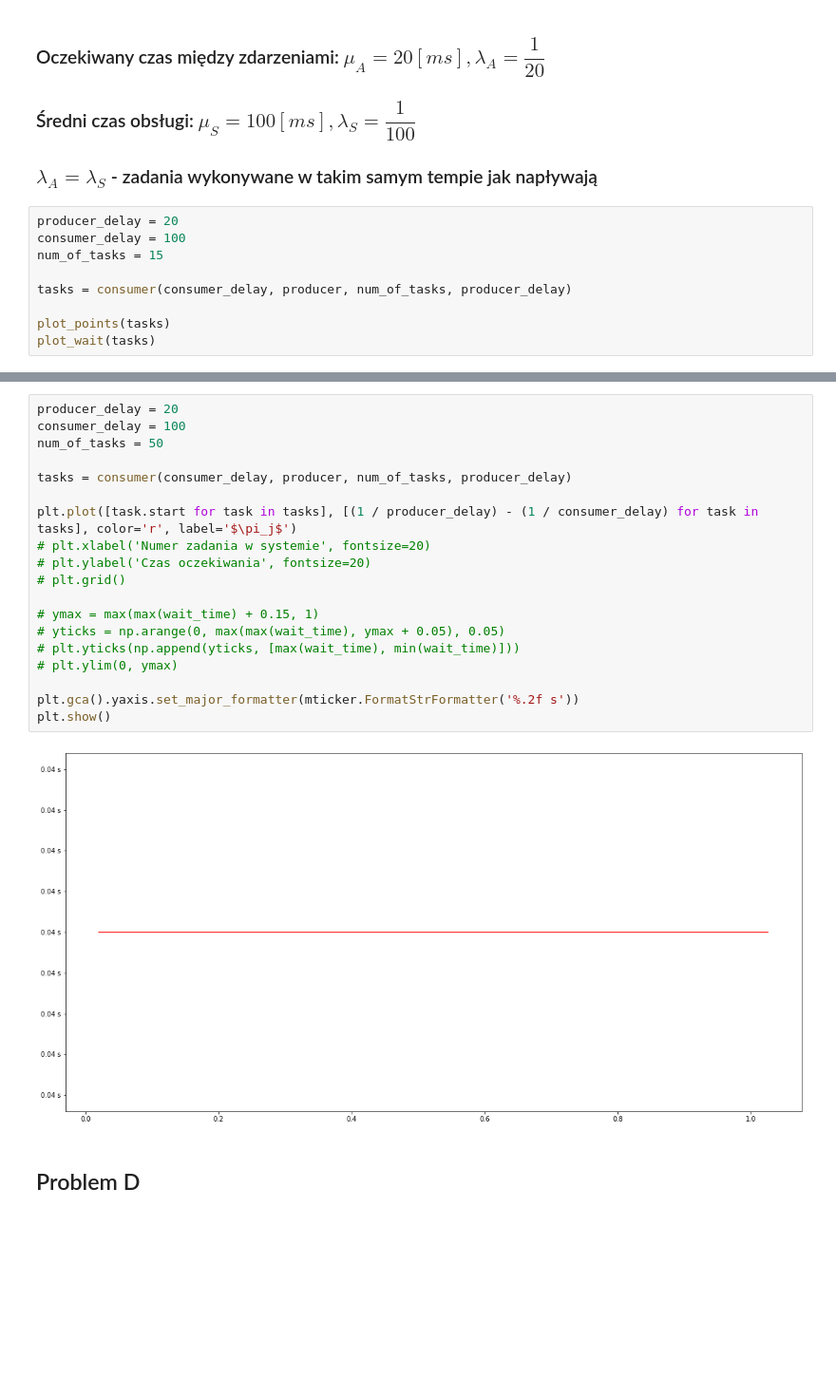
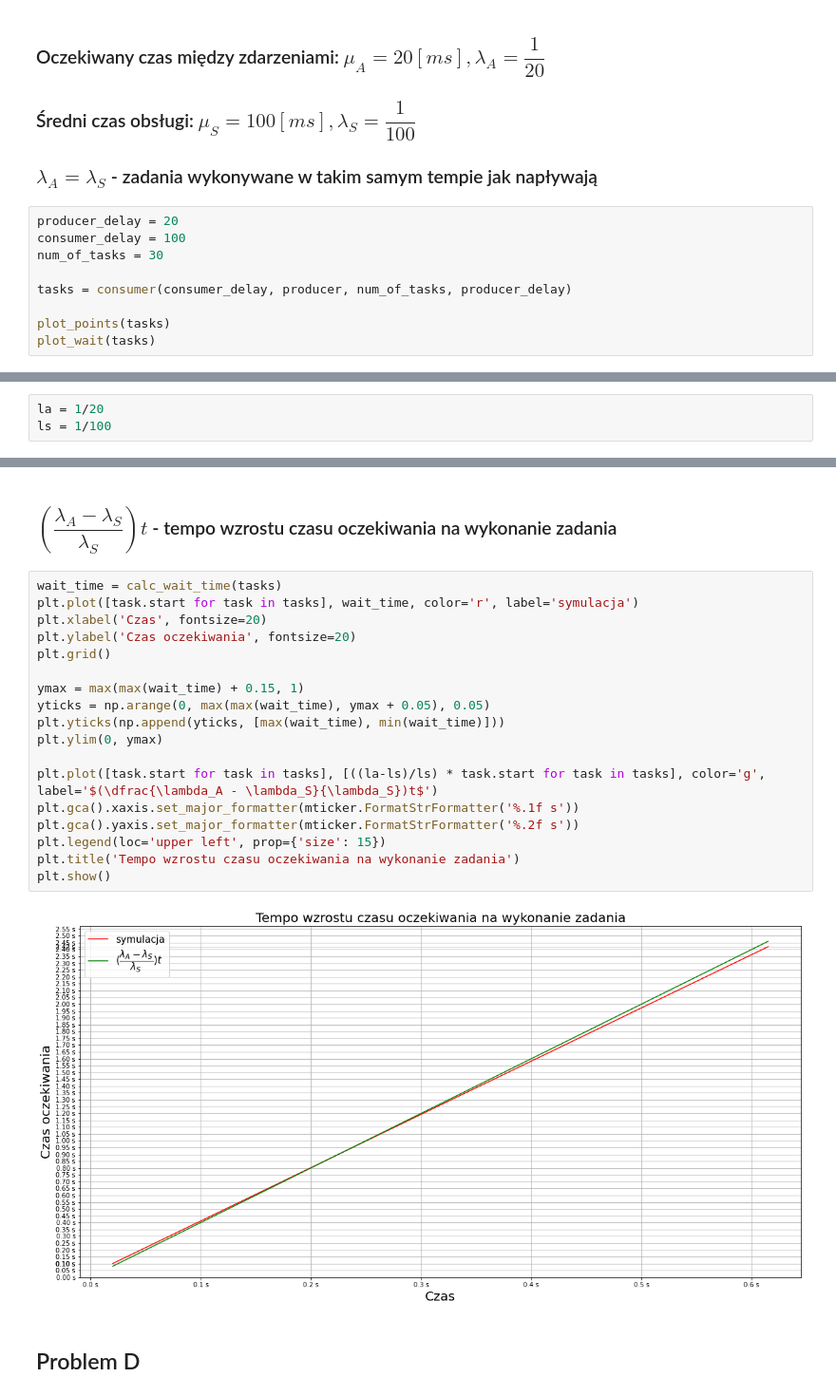
Before and after one commit to ulmii/statistical-methods, a Jupyter notebook: 3.ipynb, the cells around one changed output, grey strips where cells are left out. Shown at 95% size. Drawn from its saved outputs; the diff is of its cells as text; blank space fills up the shorter version.

```diff
--- a/3.ipynb
+++ b/3.ipynb
@@ -241,7 +242,7 @@ E(R) = 20.0[s]
 # %%
 producer_delay = 20
 consumer_delay = 100
-num_of_tasks = 15
+num_of_tasks = 30
 
 tasks = consumer(consumer_delay, producer, num_of_tasks, producer_delay)
 
@@ -252,0 +254,3 @@ plot_wait(tasks)
+# %%
+la = 1/20
+ls = 1/100
@@ -253,24 +272,25 @@ plot_wait(tasks)
+# %% [markdown]
+### $(\dfrac{\lambda_A - \lambda_S}{\lambda_S})t$ - tempo wzrostu czasu oczekiwania na wykonanie zadania
 # %%
-producer_delay = 20
-consumer_delay = 100
-num_of_tasks = 50
+wait_time = calc_wait_time(tasks)
+plt.plot([task.start for task in tasks], wait_time, color='r', label='symulacja')
+plt.xlabel('Czas', fontsize=20)
+plt.ylabel('Czas oczekiwania', fontsize=20)
+plt.grid()
 
-tasks = consumer(consumer_delay, producer, num_of_tasks, producer_delay)
+ymax = max(max(wait_time) + 0.15, 1)
+yticks = np.arange(0, max(max(wait_time), ymax + 0.05), 0.05)
+plt.yticks(np.append(yticks, [max(wait_time), min(wait_time)]))
+plt.ylim(0, ymax)
 
-plt.plot([task.start for task in tasks], [(1 / producer_delay) - (1 / consumer_delay) for task in tasks], color='r', label='$\pi_j$')
-# plt.xlabel('Numer zadania w systemie', fontsize=20)
-# plt.ylabel('Czas oczekiwania', fontsize=20)
-# plt.grid()
-
-# ymax = max(max(wait_time) + 0.15, 1)
-# yticks = np.arange(0, max(max(wait_time), ymax + 0.05), 0.05)
-# plt.yticks(np.append(yticks, [max(wait_time), min(wait_time)]))
-# plt.ylim(0, ymax)
-
+plt.plot([task.start for task in tasks], [((la-ls)/ls) * task.start for task in tasks], color='g', label='$(\dfrac{\lambda_A - \lambda_S}{\lambda_S})t$')
+plt.gca().xaxis.set_major_formatter(mticker.FormatStrFormatter('%.1f s'))
 plt.gca().yaxis.set_major_formatter(mticker.FormatStrFormatter('%.2f s'))
+plt.legend(loc='upper left', prop={'size': 15})
+plt.title('Tempo wzrostu czasu oczekiwania na wykonanie zadania')
 plt.show()
 # %% [output]
-[figure, old version]
+[figure, new version]
 # %% [markdown]
 ## Problem D
 # %% [markdown]
```
Also changed, not shown: parts of 8 cells of this notebook.
